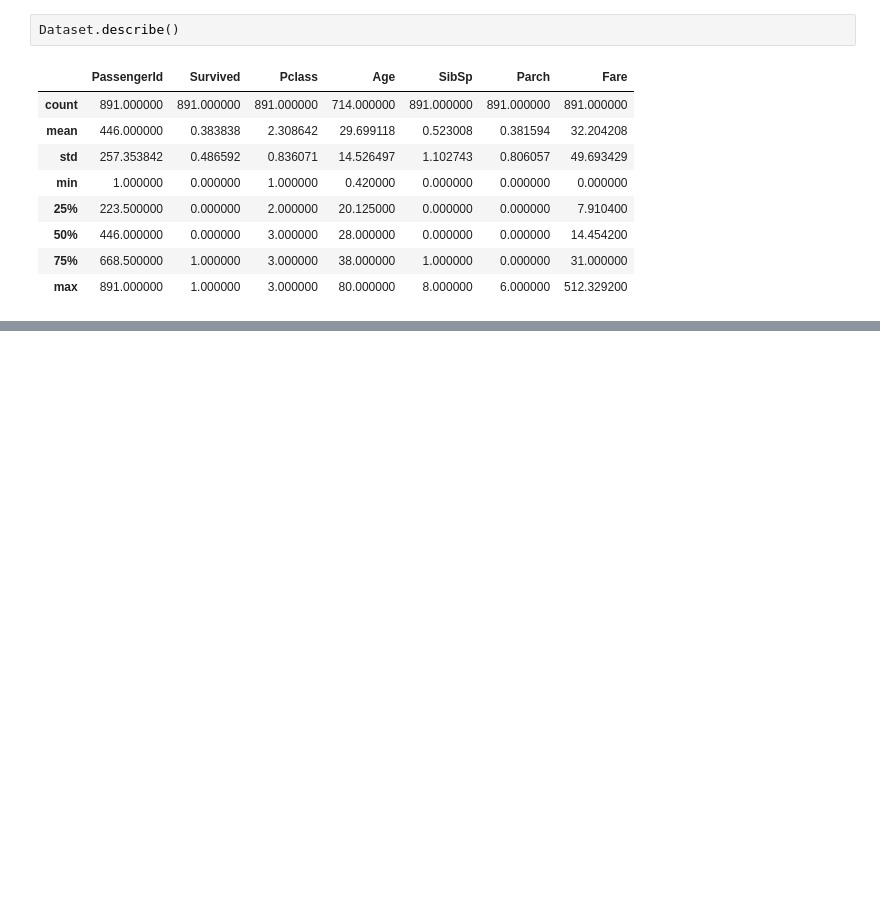
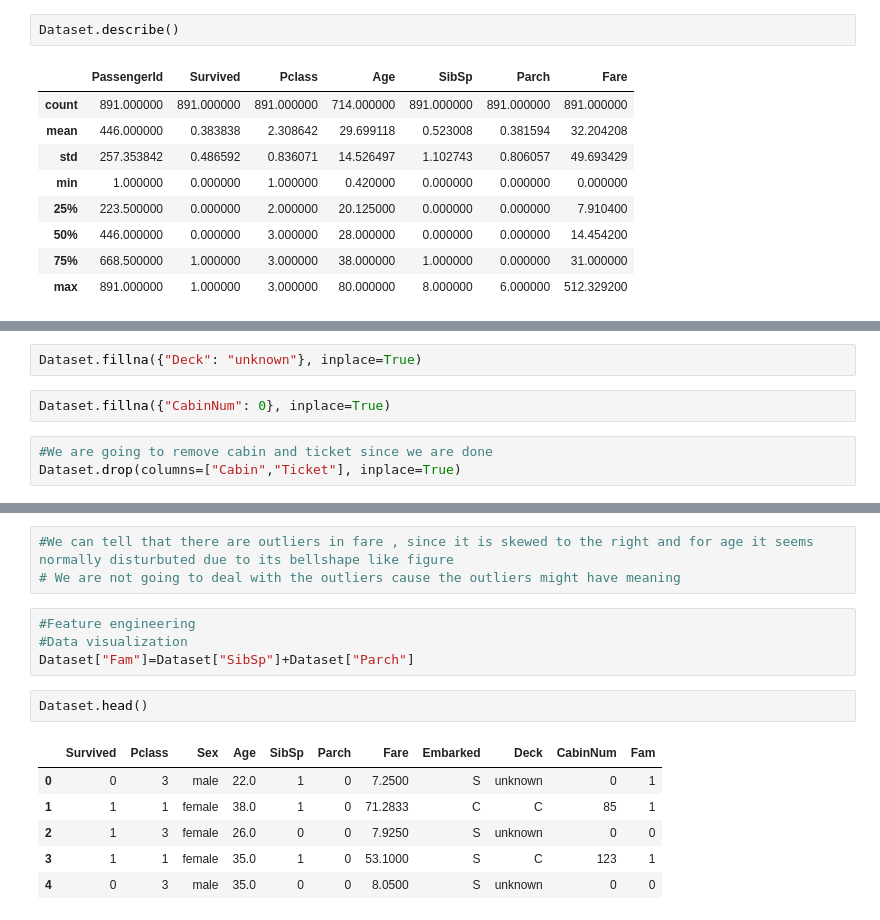
Before and after one commit to yowa-tatiana/HexSoftwares_Titanic_Survival, a Jupyter notebook: Titanic_Survival.ipynb, the cells around one changed output, grey strips where cells are left out. Cells and saved outputs as stored; diff of their text form; blank space fills up the shorter version.

Commit message:
Update Titanic_Survival.ipynb
Update , working on this new one , to see which passengers were more likely to survive

```diff
--- a/Titanic_Survival.ipynb
+++ b/Titanic_Survival.ipynb
@@ -253,0 +263,7 @@ pd.crosstab(Data["Survived"],Data["SibSp"],margins=True)
+# %%
+Dataset.fillna({"Deck": "unknown"}, inplace=True)
+# %%
+Dataset.fillna({"CabinNum": 0}, inplace=True)
+# %%
+#We are going to remove cabin and ticket since we are done
+Dataset.drop(columns=["Cabin","Ticket"], inplace=True)
@@ -253,0 +291,16 @@ pd.crosstab(Data["Survived"],Data["SibSp"],margins=True)
+# %%
+#We can tell that there are outliers in fare , since it is skewed to the right and for age it seems normally disturbuted due to its bellshape like figure
+# We are not going to deal with the outliers cause the outliers might have meaning
+# %%
+#Feature engineering
+#Data visualization
+Dataset["Fam"]=Dataset["SibSp"]+Dataset["Parch"]
+# %%
+Dataset.head()
+# %% [output]
+|  | Survived | Pclass | Sex | Age | SibSp | Parch | Fare | Embarked | Deck | CabinNum | Fam |
+| 0 | 0 | 3 | male | 22.0 | 1 | 0 | 7.2500 | S | unknown | 0 | 1 |
+| 1 | 1 | 1 | female | 38.0 | 1 | 0 | 71.2833 | C | C | 85 | 1 |
+| 2 | 1 | 3 | female | 26.0 | 0 | 0 | 7.9250 | S | unknown | 0 | 0 |
+| 3 | 1 | 1 | female | 35.0 | 1 | 0 | 53.1000 | S | C | 123 | 1 |
+| 4 | 0 | 3 | male | 35.0 | 0 | 0 | 8.0500 | S | unknown | 0 | 0 |
```
Also changed, not shown: parts of 57 cells of this notebook.
